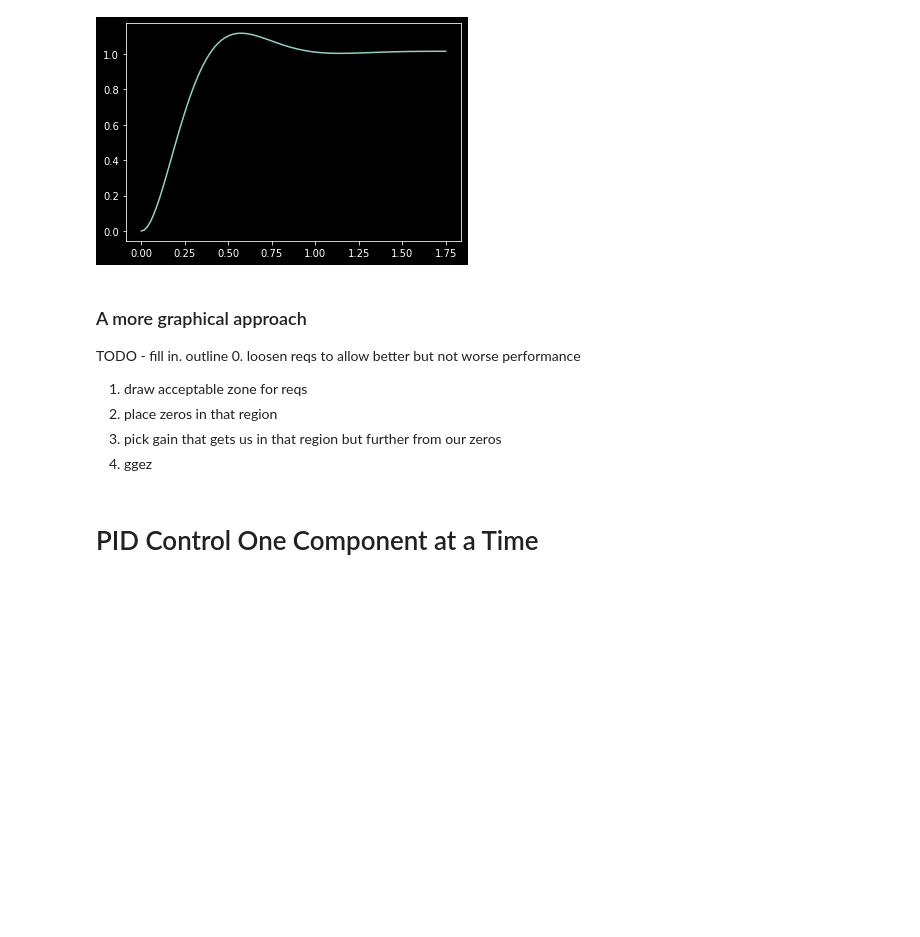
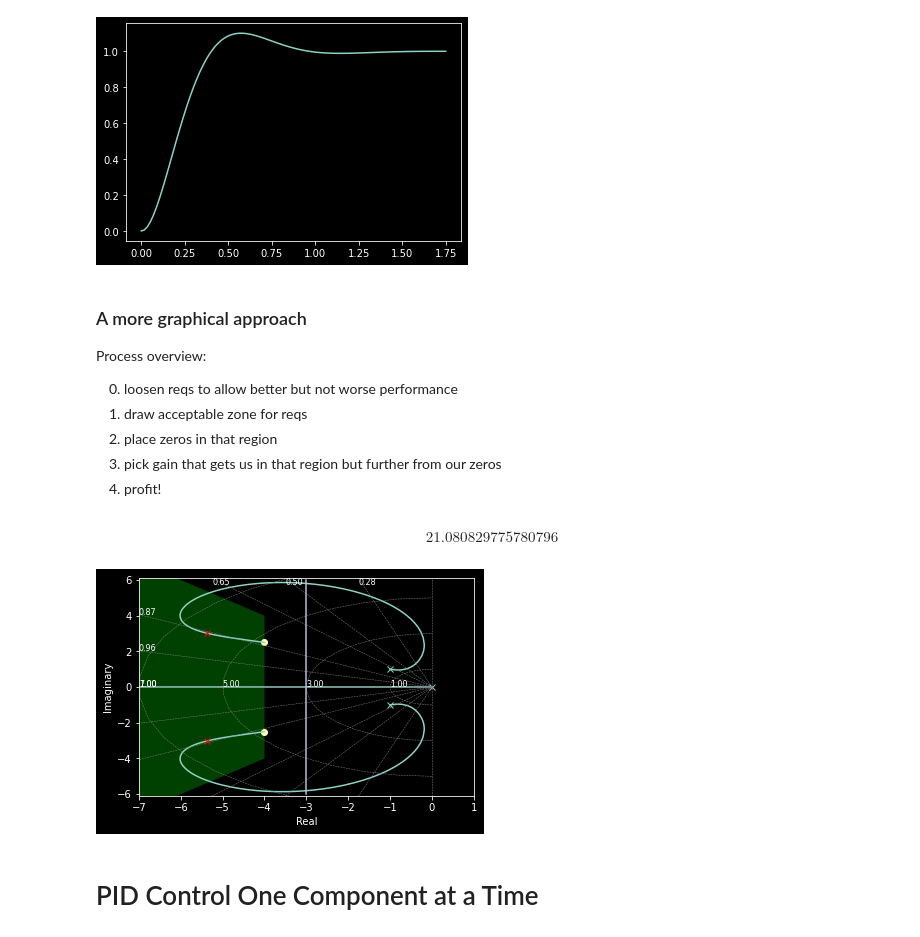
Before and after one commit to christakahashi/ECE447, a Jupyter notebook: lectures/root-locus-design.ipynb, the cells around one changed output. Saved outputs shown, nothing was run; the diff lists cells and outputs as text; code cells hidden in the pictures; blank space fills up the shorter version.

```diff
--- a/lectures/root-locus-design.ipynb
+++ b/lectures/root-locus-design.ipynb
@@ -267,13 +267,31 @@ $$s^{3} + 58 s^{2} + 446.25 s + 2312.5$$
 # %% [markdown]
 ### A more graphical approach
 
-TODO - fill in.
-outline
+Process overview:
+
 0. loosen reqs to allow better but not worse performance
 1. draw acceptable zone for reqs
-2.  place zeros in that region
+2. place zeros in that region
 3. pick gain that gets us in that region but further from our zeros
-4. ggez
+4. profit!
+# %%
+sys = tf([1,8,89/4],[1,2,2,0])#places poles at 4+/-2.5j
+r,k=root_locus(sys,xlim=(-7,1))
+plt.plot([-3,-3],[-6,6])
+ax = plt.gca()
+x=np.linspace(-4,-8,20)
+y=-x
+y2=x
+ax.fill_between(x,y,y2,facecolor='green',alpha=0.5)
+
+#plot poles at the 100'th point generated by root_locus
+pp = r[100]
+plt.plot(np.real(pp),np.imag(pp),'xr')
+#show gain
+k[100] #this is our gain
+# %% [output]
+$$21.080829775780796$$
+[figure, added]
 # %% [markdown]
 # PID Control One Component at a Time
 # %%
```
Also changed, not shown: parts of 4 cells of this notebook.
